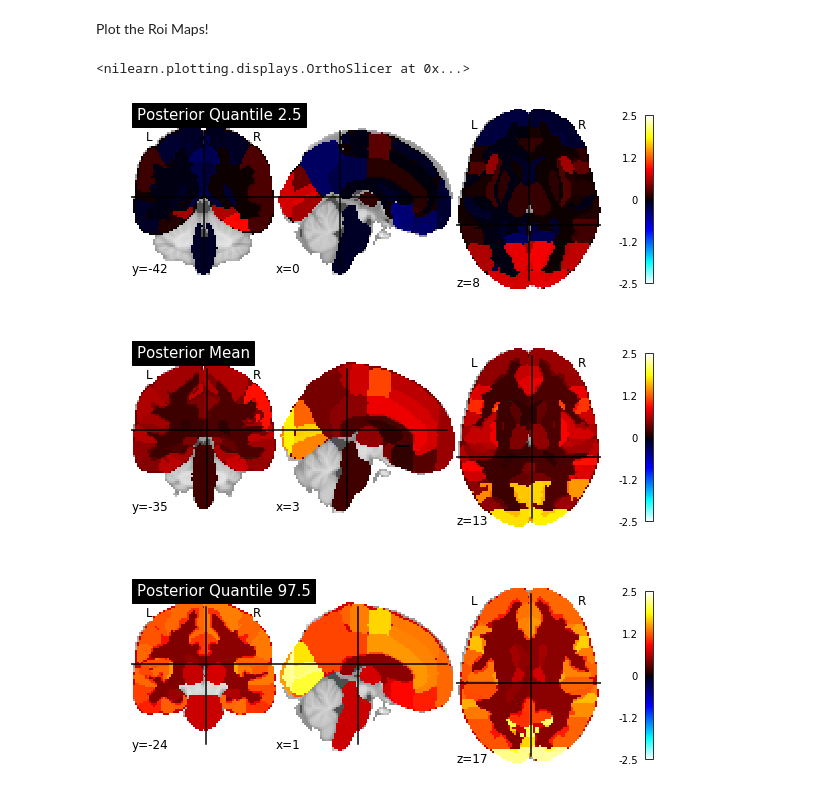
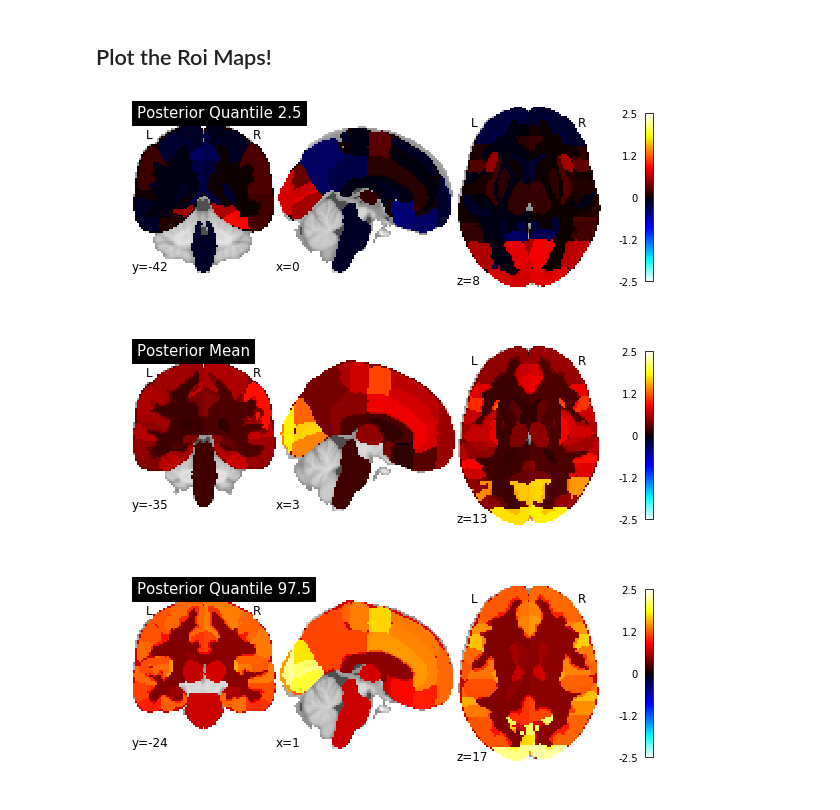
Before and after one commit to pab2163/bayesParcel, a Jupyter notebook: scripts/jupyterNotebooks/brainPlots.ipynb, the cells around one changed output. Saved outputs shown, nothing was run; the diff lists cells and outputs as text; code cells hidden in the pictures.

Commit message:
tidying brainPlots and readme

```diff
--- a/scripts/jupyterNotebooks/brainPlots.ipynb
+++ b/scripts/jupyterNotebooks/brainPlots.ipynb
@@ -38,7 +43,7 @@ makeStatMap(modOutput['cope_mean_scaled'], modOutput['roi'], 'mod0_mean')
 makeStatMap(modOutput['theta_int_95_lower'], modOutput['roi'], 'mod0_int_95_lower')
 makeStatMap(modOutput['theta_int_95_upper'], modOutput['roi'], 'mod0_int_95_upper')
 # %% [markdown]
-Plot the Roi Maps!
+## Plot the Roi Maps!
 # %%
 meanPath = '../../estimates/images/mod0_mean.nii.gz'
 lwr_95Path = '../../estimates/images/mod0_int_95_lower.nii.gz'
@@ -47,12 +52,14 @@ meanMod0 = image.load_img(meanPath)
 lwr_95Mod0 = image.load_img(lwr_95Path)
 upr_95Mod0 = image.load_img(upr_95Path)
 # %%
-plotting.plot_stat_map(lwr_95Mod0, title = 'Posterior Quantile 2.5', vmax = 2.5, symmetric_cbar =True)
-plotting.plot_stat_map(meanMod0, title = 'Posterior Mean', vmax = 2.5, symmetric_cbar =True)
-plotting.plot_stat_map(upr_95Mod0, title = 'Posterior Quantile 97.5', vmax = 2.5, symmetric_cbar =True)
+mapLwr = plotting.plot_stat_map(lwr_95Mod0, title = 'Posterior Quantile 2.5', vmax = 2.5, symmetric_cbar =True, draw_cross = False)
+mapMean = plotting.plot_stat_map(meanMod0, title = 'Posterior Mean', vmax = 2.5, symmetric_cbar =True, draw_cross = False)
+mapUpr = plotting.plot_stat_map(upr_95Mod0, title = 'Posterior Quantile 97.5', vmax = 2.5, symmetric_cbar =True, draw_cross = False)
+mapLwr.savefig('lwrMod0.pdf')
+mapMean.savefig('meanMod0.pdf')
+mapUpr.savefig('uprMod0.pdf')
 # %% [output]
-<nilearn.plotting.displays.OrthoSlicer at 0x...>
-[figure, old version]
+[figure, new version]
-[figure, old version]
+[figure, new version]
-[figure, old version]
+[figure, new version]
 # %% [markdown]
```
Also changed, not shown: parts of 5 cells of this notebook, 1 other file.
